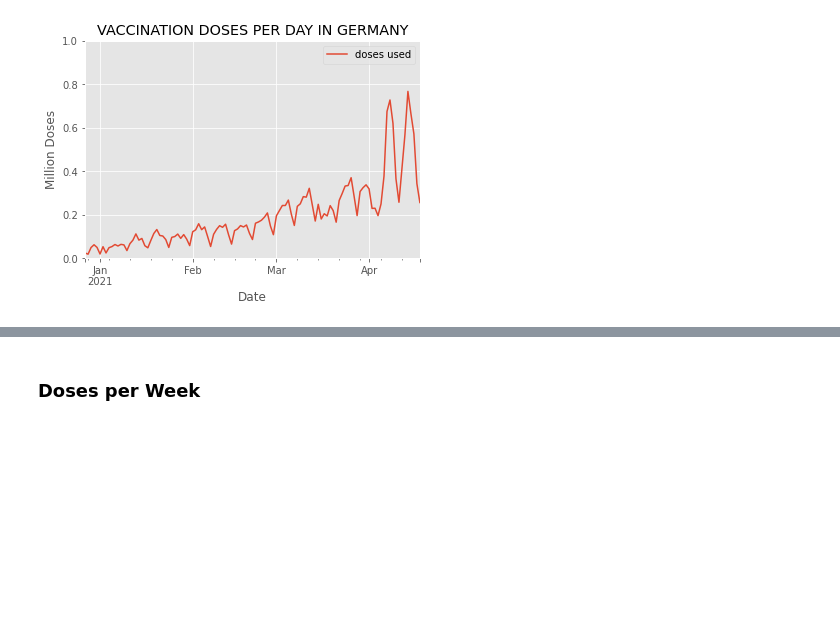
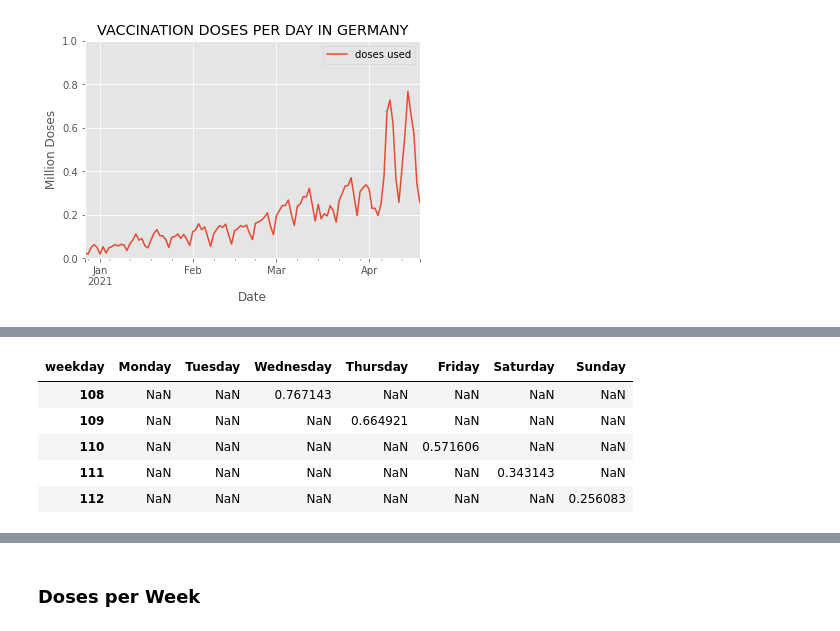
Before and after one commit to RuedigerVoigt/track-covid-19, a Jupyter notebook: vaccination.ipynb, the cells around one changed output, grey strips where cells are left out. Cells and saved outputs as stored; diff of their text form; code cells hidden in the pictures; blank space fills up the shorter version.

```diff
--- a/vaccination.ipynb
+++ b/vaccination.ipynb
@@ -124,0 +168,11 @@ doses_daily.plot(
+# %%
+# Reorder the columns
+pivot_table = pivot_table[['Monday', 'Tuesday', 'Wednesday', 'Thursday', 'Friday', 'Saturday', 'Sunday']]
+pivot_table.tail()
+# %% [output]
+| weekday | Monday | Tuesday | Wednesday | Thursday | Friday | Saturday | Sunday |
+| 108 | NaN | NaN | 0.767143 | NaN | NaN | NaN | NaN |
+| 109 | NaN | NaN | NaN | 0.664921 | NaN | NaN | NaN |
+| 110 | NaN | NaN | NaN | NaN | 0.571606 | NaN | NaN |
+| 111 | NaN | NaN | NaN | NaN | NaN | 0.343143 | NaN |
+| 112 | NaN | NaN | NaN | NaN | NaN | NaN | 0.256083 |
```
Also changed, not shown: parts of 8 cells of this notebook.
